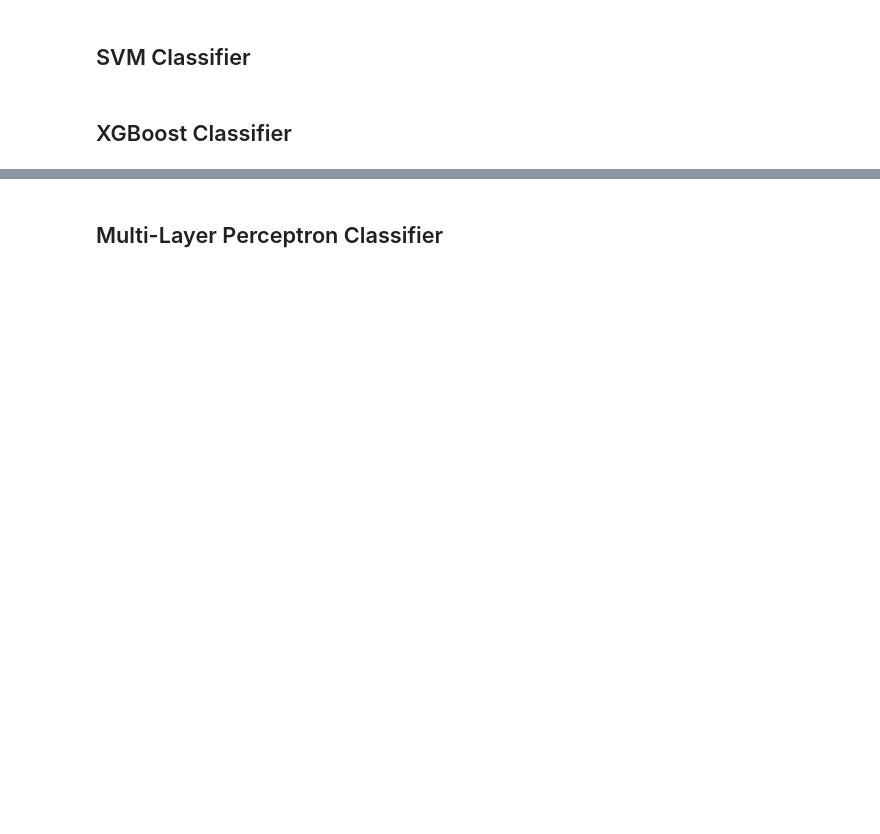
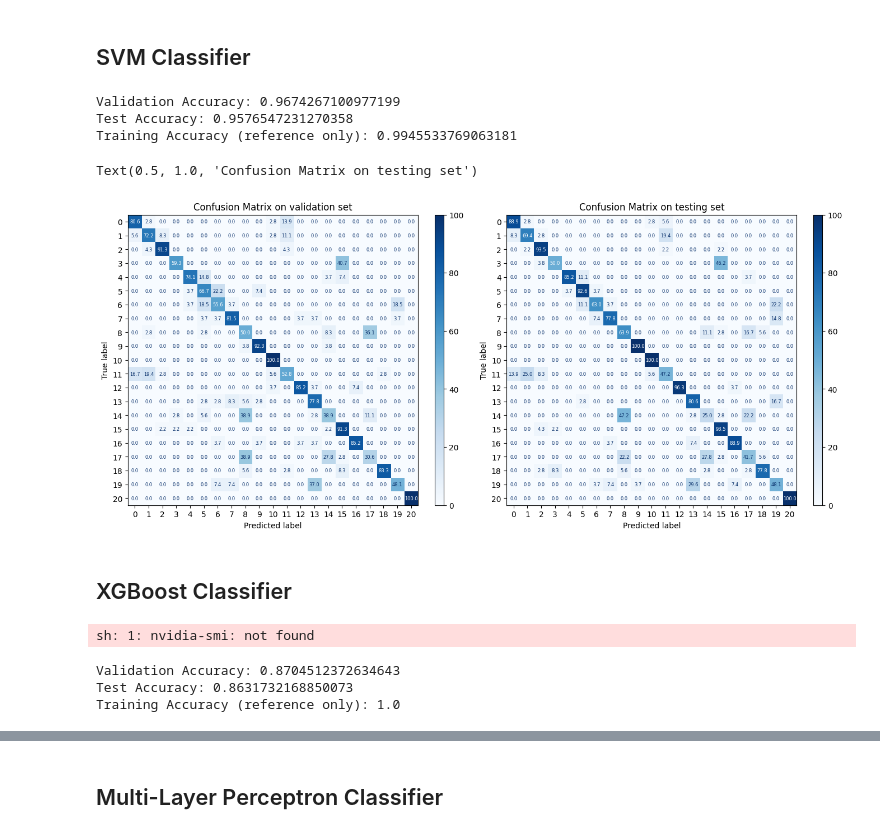
Before and after one commit to Humanoids-CTU/STIR-Hand, a Jupyter notebook: STIR-Hand-Analysis.ipynb, the cells around one changed output, grey strips where cells are left out. Drawn from its saved outputs; the diff is of its cells as text; code cells hidden in the pictures; blank space fills up the shorter version.

```diff
--- a/STIR-Hand-Analysis.ipynb
+++ b/STIR-Hand-Analysis.ipynb
@@ -580,69 +718,66 @@ ax2.set_title("Confusion Matrix on testing set")
 # %%
 from sklearn.svm import SVC
 # %%
-X_df = pd.DataFrame(X_analysis)
-y_df = data_class_labels
-
-# Split data
-X_train, X_test, y_train, y_test = train_test_split(X_df, y_df, test_size=test_size, random_state = random_state, stratify=y_df)
-
 # Create SVM Model
 model = SVC(kernel='linear', C=1.0, gamma='scale')
 
-# Train model
+# Train model (uses the shared, training-only-scaled data)
 model.fit(X_train, y_train)
 
-# Validate
-y_valid = model.predict(X_train)
-print("Validation Accuracy:", accuracy_score(y_train, y_valid))
-validation_cm = confusion_matrix(y_train, y_valid)
+# Validate  (on the held-out validation split, NOT on the training data)
+y_val_pred = model.predict(X_val)
+print("Validation Accuracy:", accuracy_score(y_val, y_val_pred))
+validation_cm = confusion_matrix(y_val, y_val_pred)
 
 # Evaluate
 y_pred = model.predict(X_test)
-print("Accuracy:", accuracy_score(y_test, y_pred))
+print("Test Accuracy:", accuracy_score(y_test, y_pred))
 #print(classification_report(y_test, y_pred))
 test_cm = confusion_matrix(y_test, y_pred)
+
+# Training accuracy, printed for reference only (not a performance measure)
+print("Training Accuracy (reference only):", accuracy_score(y_train, model.predict(X_train)))
+# %% [output]
+Validation Accuracy: 0.9674267100977199
+Test Accuracy: 0.9576547231270358
+Training Accuracy (reference only): 0.9945533769063181
 # %%
 validation_cm = validation_cm.astype(float) / validation_cm.astype(float).sum(axis=1, keepdims=True) * 100
 test_cm = test_cm.astype(float) / test_cm.astype(float).sum(axis=1, keepdims=True) * 100
 
 fig, (ax1, ax2) = plt.subplots(1, 2, figsize=(16, 8))
 
 disp = ConfusionMatrixDisplay(confusion_matrix = validation_cm)
 disp.plot(ax=ax1, colorbar=False, cmap="Blues", values_format=".1f")
 divider = make_axes_locatable(ax1)
 cax1 = divider.append_axes("right", size="3%", pad=0.3)
 plt.colorbar(ax1.images[0], cax=cax1)
 for text in ax1.texts:
     text.set_fontsize(6)
-ax1.set_title("Confusion Matrix on training set")
+ax1.set_title("Confusion Matrix on validation set")
 
 disp = ConfusionMatrixDisplay(confusion_matrix = test_cm)
 disp.plot(ax=ax2, colorbar=False, cmap="Blues", values_format=".1f")
 divider = make_axes_locatable(ax2)
 cax2 = divider.append_axes("right", size="3%", pad=0.3)
 plt.colorbar(ax1.images[0], cax=cax2)
 for text in ax2.texts:
     text.set_fontsize(6)
 ax2.set_title("Confusion Matrix on testing set")
+# %% [output]
+Text(0.5, 1.0, 'Confusion Matrix on testing set')
+[figure, added]
 # %% [markdown]
 ## XGBoost Classifier
 # %%
 from xgboost import XGBClassifier
 # %%
-X_df = pd.DataFrame(X_analysis)
-y_df = data_class_labels
-
-le = LabelEncoder()
-y_encoded = le.fit_transform(y_df)   # converts any labels → 0, 1, 2, ...
-
-# Split data
-X_train, X_test, y_encoded_train, y_encoded_test = train_test_split(X_df, y_encoded, test_size=test_size, random_state = random_state, stratify=y_encoded)
-
 # Create XGBoost Model
+# (Tree ensembles are scale-invariant, so the standardisation does not change
+#  these results - the shared arrays are used purely for consistency.)
 model = XGBClassifier(
     objective='multi:softmax',
-    num_class=Num_IDs,
+    num_class=n_classes,
     n_estimators=300,
     max_depth=6,
     learning_rate=0.05,
@@ -651,19 +786,27 @@ model = XGBClassifier(
     random_state=random_state
 )
 
-# Train XGBoost on encoded labels
-model.fit(X_train, y_encoded_train)
+# Train XGBoost on the shared encoded labels
+model.fit(X_train, y_train)
 
-# Validate
-y_valid = model.predict(X_train)
-print("Validation Accuracy:", accuracy_score(y_encoded_train, y_valid))
-validation_cm = confusion_matrix(le.inverse_transform(y_encoded_train), le.inverse_transform(y_valid))
+# Validate  (on the held-out validation split, NOT on the training data)
+y_val_pred = model.predict(X_val)
+print("Validation Accuracy:", accuracy_score(y_val, y_val_pred))
+validation_cm = confusion_matrix(y_val, y_val_pred)
 
 # Evaluate
 y_pred = model.predict(X_test)
-print("Accuracy:", accuracy_score(y_encoded_test, y_pred))
+print("Test Accuracy:", accuracy_score(y_test, y_pred))
 #print(classification_report(y_test, y_pred))
-test_cm = confusion_matrix(le.inverse_transform(y_encoded_test), le.inverse_transform(y_pred))
+test_cm = confusion_matrix(y_test, y_pred)
+
+# Training accuracy, printed for reference only (not a performance measure)
+print("Training Accuracy (reference only):", accuracy_score(y_train, model.predict(X_train)))
+# %% [output]
+sh: 1: nvidia-smi: not found
+Validation Accuracy: 0.8704512372634643
+Test Accuracy: 0.8631732168850073
+Training Accuracy (reference only): 1.0
 # %%
 validation_cm = validation_cm.astype(float) / validation_cm.astype(float).sum(axis=1, keepdims=True) * 100
 test_cm = test_cm.astype(float) / test_cm.astype(float).sum(axis=1, keepdims=True) * 100
```
Also changed, not shown: parts of 18 cells of this notebook, 1 other file.
